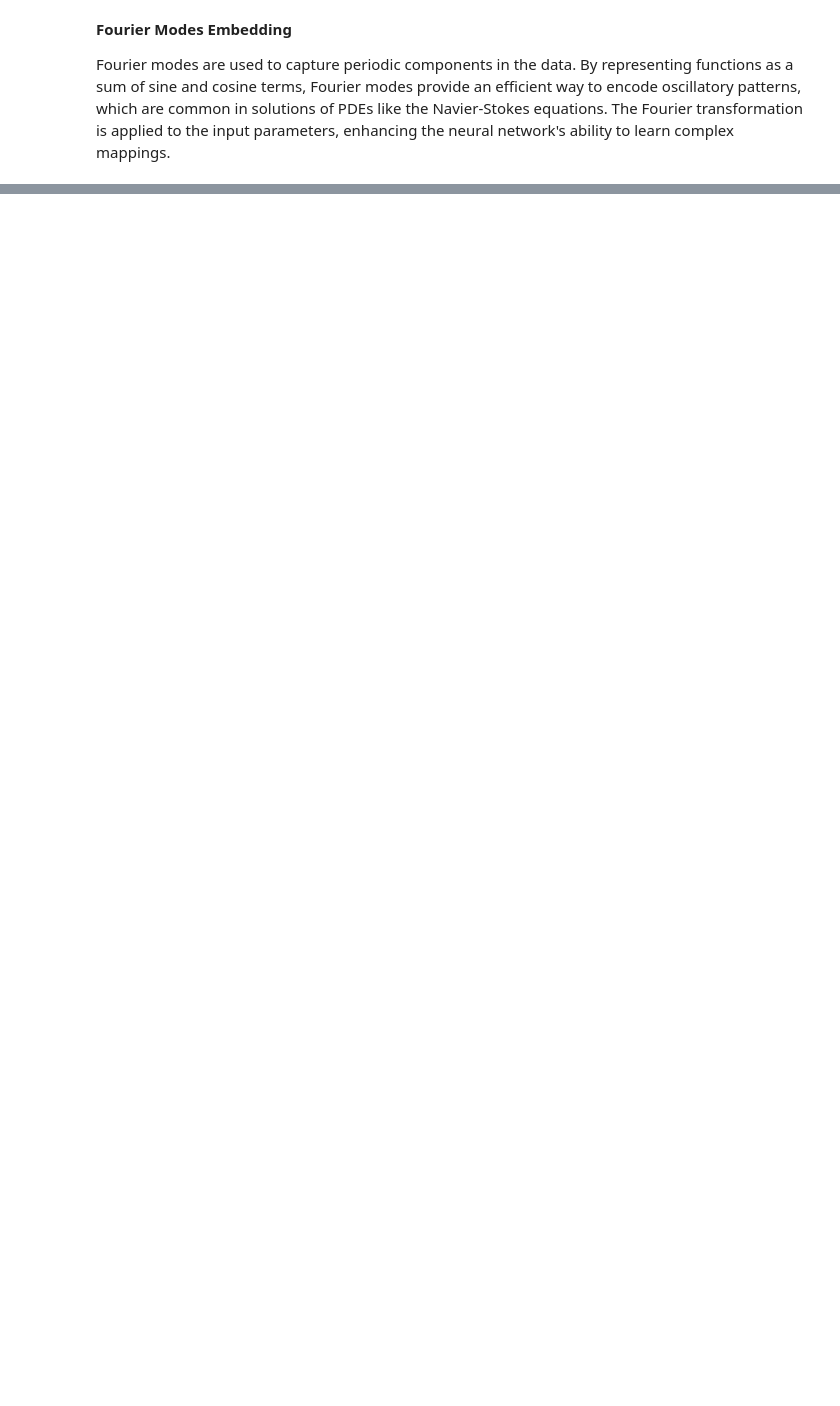
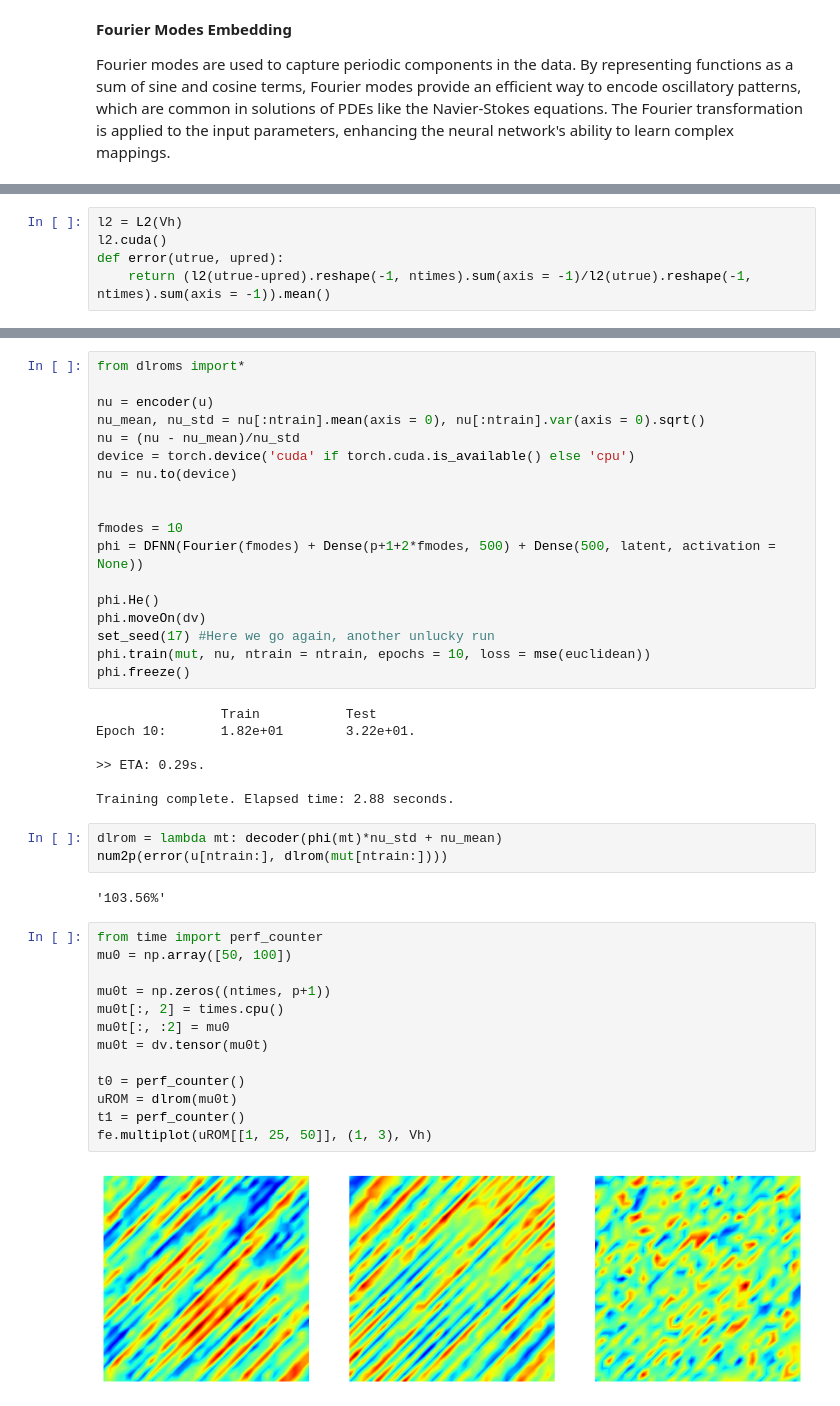
Before and after one commit to LuigiPagani/DL-ROM-for-Navier-Stokes, a Jupyter notebook: NAML_Project.ipynb, the cells around one changed output, grey strips where cells are left out. Cells and saved outputs as stored; diff of their text form; blank space fills up the shorter version.

```diff
--- a/NAML_Project.ipynb
+++ b/NAML_Project.ipynb
@@ -411,0 +557,5 @@ DL-ROM simulation time: 0.007s.
+# %%
+l2 = L2(Vh)
+l2.cuda()
+def error(utrue, upred):
+    return (l2(utrue-upred).reshape(-1, ntimes).sum(axis = -1)/l2(utrue).reshape(-1, ntimes).sum(axis = -1)).mean()
@@ -411,0 +606,45 @@ DL-ROM simulation time: 0.007s.
+# %%
+from dlroms import*
+
+nu = encoder(u)
+nu_mean, nu_std = nu[:ntrain].mean(axis = 0), nu[:ntrain].var(axis = 0).sqrt()
+nu = (nu - nu_mean)/nu_std
+device = torch.device('cuda' if torch.cuda.is_available() else 'cpu')
+nu = nu.to(device)
+
+
+fmodes = 10
+phi = DFNN(Fourier(fmodes) + Dense(p+1+2*fmodes, 500) + Dense(500, latent, activation = None))
+
+phi.He()
+phi.moveOn(dv)
+set_seed(17) #Here we go again, another unlucky run
+phi.train(mut, nu, ntrain = ntrain, epochs = 10, loss = mse(euclidean))
+phi.freeze()
+# %% [output]
+                Train           Test
+Epoch 10:       1.82e+01        3.22e+01.
+
+>> ETA: 0.29s.
+
+Training complete. Elapsed time: 2.88 seconds.
+# %%
+dlrom = lambda mt: decoder(phi(mt)*nu_std + nu_mean)
+num2p(error(u[ntrain:], dlrom(mut[ntrain:])))
+# %% [output]
+'103.56%'
+# %%
+from time import perf_counter
+mu0 = np.array([50, 100])
+
+mu0t = np.zeros((ntimes, p+1))
+mu0t[:, 2] = times.cpu()
+mu0t[:, :2] = mu0
+mu0t = dv.tensor(mu0t)
+
+t0 = perf_counter()
+uROM = dlrom(mu0t)
+t1 = perf_counter()
+fe.multiplot(uROM[[1, 25, 50]], (1, 3), Vh)
+# %% [output]
+[figure, added]
```
Also changed, not shown: parts of 20 cells of this notebook.
